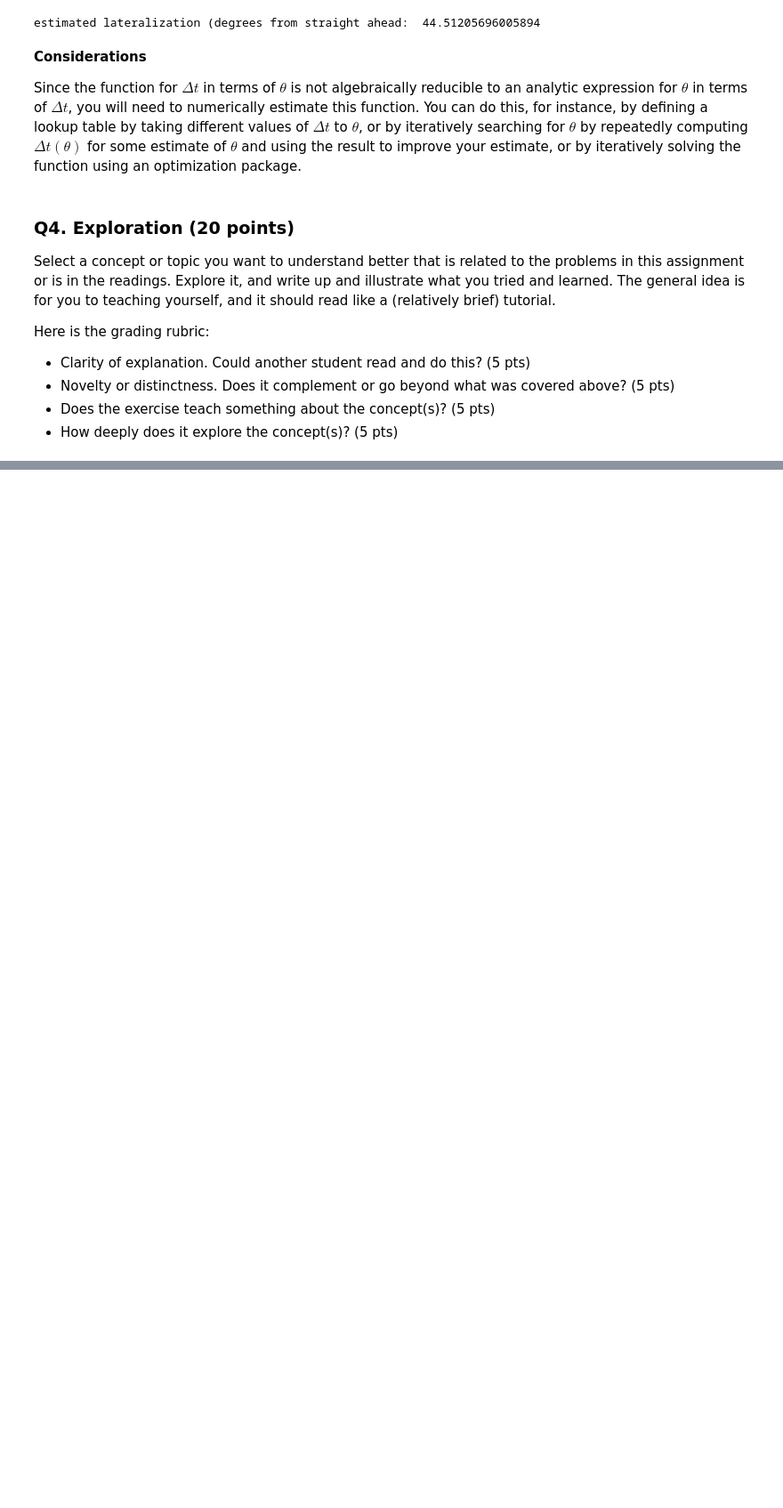
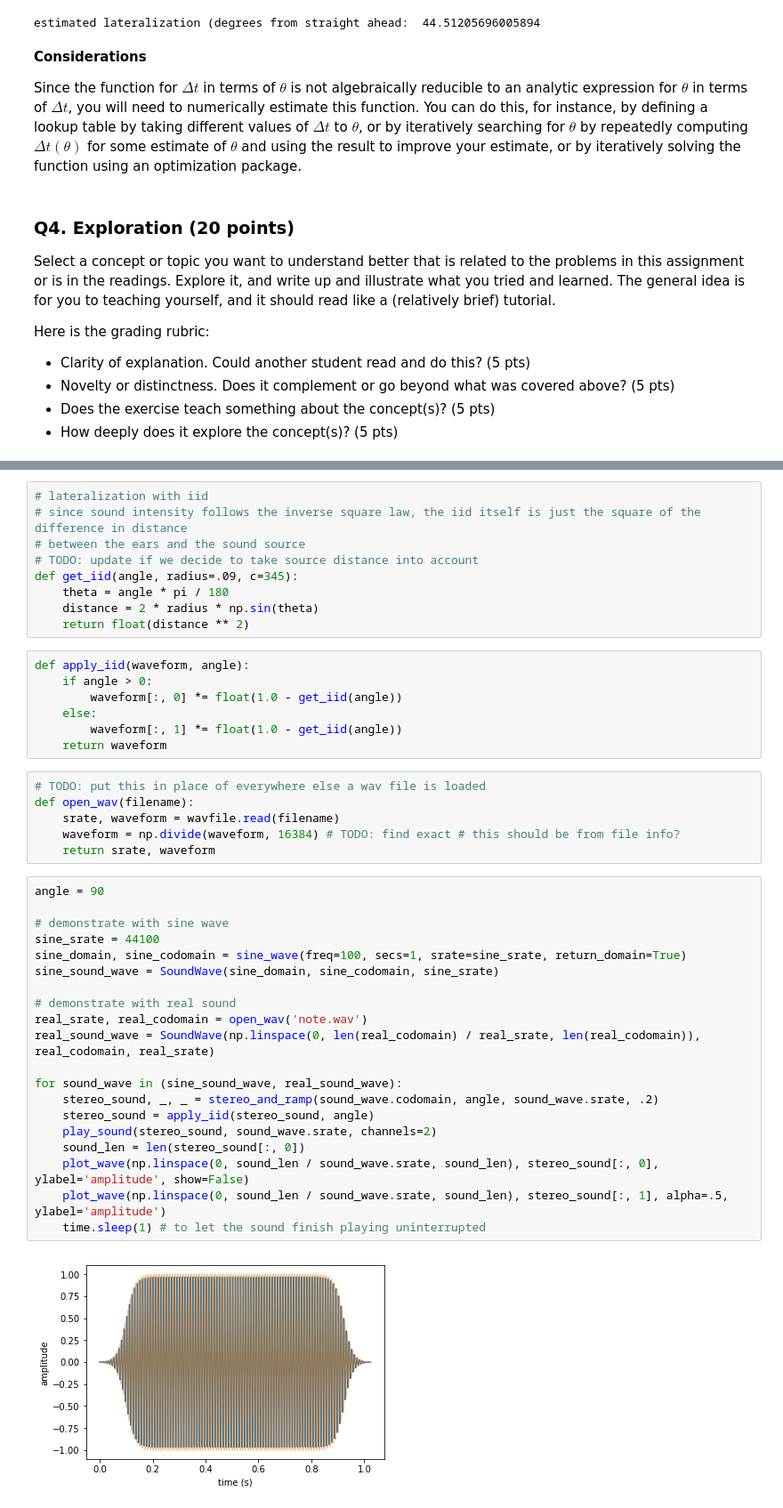
Before and after one commit to brennanmcfarland/computational-perception-class, a Jupyter notebook: CP-A3-bfm21.ipynb, the cells around one changed output, grey strips where cells are left out. Shown at 89% size. Saved outputs shown, nothing was run; the diff lists cells and outputs as text; blank space fills up the shorter version.

Commit message:
for Q3 added IID section, remaining changes needed listed in TODO

```diff
--- a/CP-A3-bfm21.ipynb
+++ b/CP-A3-bfm21.ipynb
@@ -449,0 +456,44 @@ Here is the grading rubric:
+# %%
+# lateralization with iid
+# since sound intensity follows the inverse square law, the iid itself is just the square of the difference in distance
+# between the ears and the sound source
+# TODO: update if we decide to take source distance into account
+def get_iid(angle, radius=.09, c=345):
+    theta = angle * pi / 180
+    distance = 2 * radius * np.sin(theta)
+    return float(distance ** 2)
+# %%
+def apply_iid(waveform, angle):
+    if angle > 0:
+        waveform[:, 0] *= float(1.0 - get_iid(angle))
+    else:
+        waveform[:, 1] *= float(1.0 - get_iid(angle))
+    return waveform
+# %%
+# TODO: put this in place of everywhere else a wav file is loaded
+def open_wav(filename):
+    srate, waveform = wavfile.read(filename)
+    waveform = np.divide(waveform, 16384) # TODO: find exact # this should be from file info?
+    return srate, waveform
+# %%
+angle = 90
+
+# demonstrate with sine wave
+sine_srate = 44100
+sine_domain, sine_codomain = sine_wave(freq=100, secs=1, srate=sine_srate, return_domain=True)
+sine_sound_wave = SoundWave(sine_domain, sine_codomain, sine_srate)
+
+# demonstrate with real sound
+real_srate, real_codomain = open_wav('note.wav')
+real_sound_wave = SoundWave(np.linspace(0, len(real_codomain) / real_srate, len(real_codomain)), real_codomain, real_srate)
+
+for sound_wave in (sine_sound_wave, real_sound_wave):
+    stereo_sound, _, _ = stereo_and_ramp(sound_wave.codomain, angle, sound_wave.srate, .2)
+    stereo_sound = apply_iid(stereo_sound, angle)
+    play_sound(stereo_sound, sound_wave.srate, channels=2)
+    sound_len = len(stereo_sound[:, 0])
+    plot_wave(np.linspace(0, sound_len / sound_wave.srate, sound_len), stereo_sound[:, 0], ylabel='amplitude', show=False)
+    plot_wave(np.linspace(0, sound_len / sound_wave.srate, sound_len), stereo_sound[:, 1], alpha=.5, ylabel='amplitude')
+    time.sleep(1) # to let the sound finish playing uninterrupted
+# %% [output]
+[figure, added]
```
Also changed, not shown: parts of 3 cells of this notebook.
